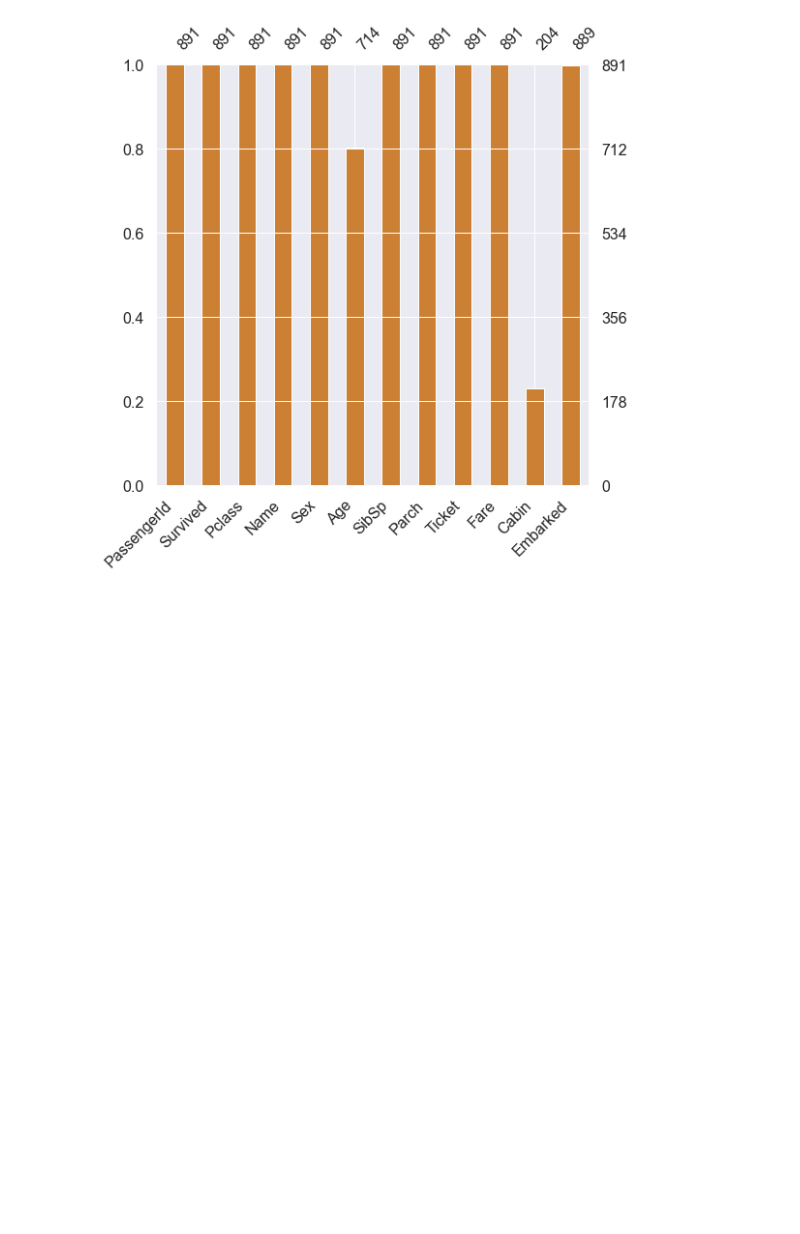
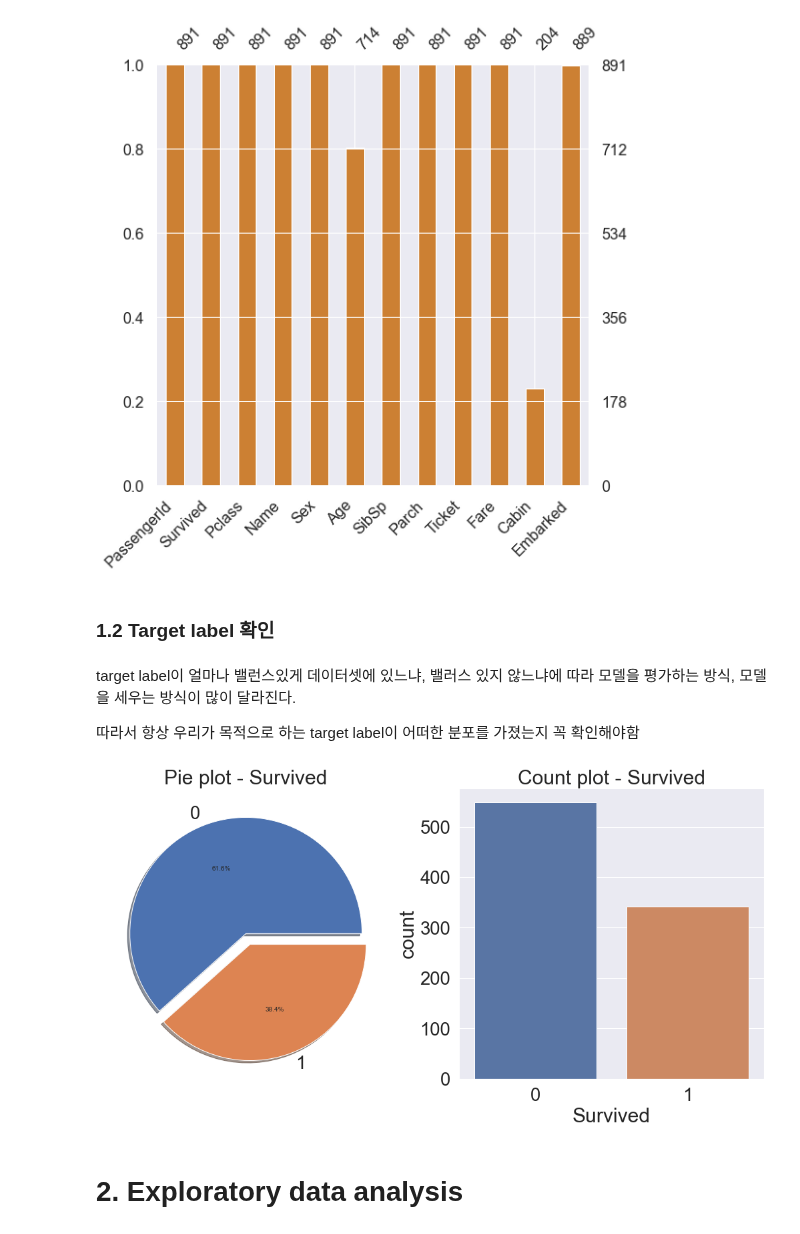
Before and after one commit to wizdom-js/data_analysis, a Jupyter notebook: Kaggle_titanic/with_kaggle_youhanlee.ipynb, the cells around one changed output. Cells and saved outputs as stored; diff of their text form; code cells hidden in the pictures; blank space fills up the shorter version.

Commit message:
Checked target label and explored 'Pclass' data

```diff
--- a/Kaggle_titanic/with_kaggle_youhanlee.ipynb
+++ b/Kaggle_titanic/with_kaggle_youhanlee.ipynb
@@ -125,3 +129,32 @@ msno.bar(df=df_train.iloc[:, :], figsize=(8, 8), color=(0.8, 0.5, 0.2))
 [figure]
 # %%
 # 몇개 있는지, 얼마나 있는지 파악하기 좋음
+# %% [markdown]
+### 1.2 Target label 확인
+# %% [markdown]
+target label이 얼마나 밸런스있게 데이터셋에 있느냐, 밸러스 있지 않느냐에 따라 모델을 평가하는 방식, 모델을 세우는 방식이 많이 달라진다.
+
+따라서 항상 우리가 목적으로 하는 target label이 어떠한 분포를 가졌는지 꼭 확인해야함
+# %%
+# 도화지를 준비하는과정. sub는 부분부분을 이야기하는거니까 !
+# subplots(row, column, figsize=(가로, 세로) )
+f, ax = plt.subplots(1, 2, figsize=(18, 8)) # 하나의 행에 두개의 파트로 나눠진 도화지
+
+# value_counts : 각 label의 갯수를 반환
+# 시리즈들은 .plot() 을 가지고 있다. 파이로 그리고싶으면 뒤에 붙이면됨.
+# explode : 각 파이의 간격
+# autopct : 파이에 있는 퍼센트를 나타내주는것
+# ax : 도화지 어떤 부분에 그릴래 (여기선 첫번째)
+df_train['Survived'].value_counts().plot.pie(explode=[0, 0.1], autopct='%1.1f%%', ax=ax[0], shadow=True)
+ax[0].set_title('Pie plot - Survived') # 제목
+ax[0].set_ylabel('') # y축 (여기선 레이블 없애겠다는 의미)
+
+# countplot : 말그대로 count를 해주는 plot
+# countplot('열이름', data=데이터)
+sns.countplot('Survived', data=df_train, ax=ax[1])
+ax[1].set_title('Count plot - Survived')
+plt.show()
+# %% [output]
+[figure, added]
+# %% [markdown]
+# 2. Exploratory data analysis
```
Also changed, not shown: parts of 10 cells of this notebook.
